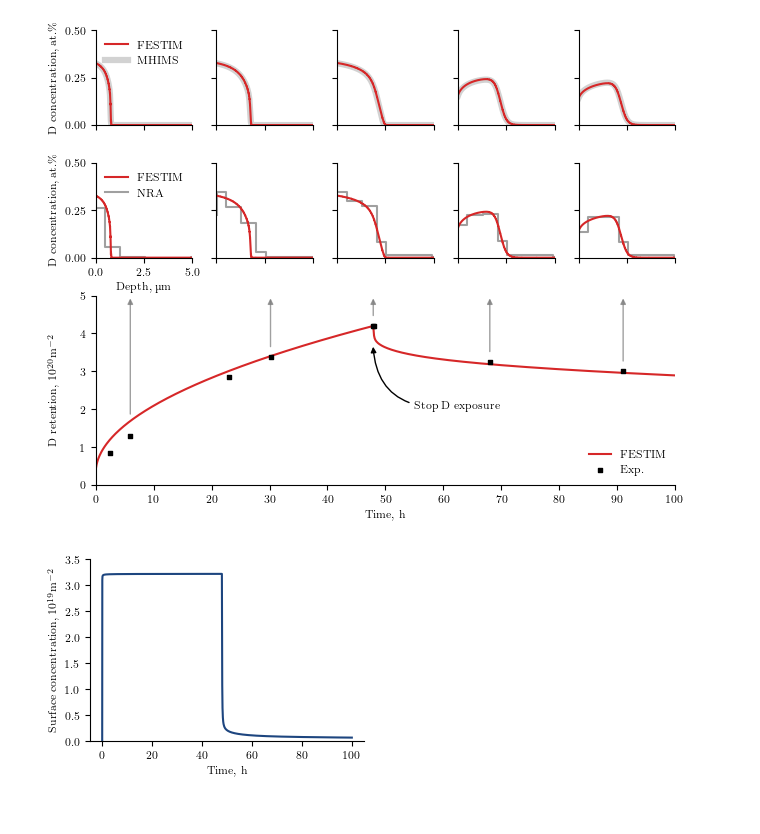
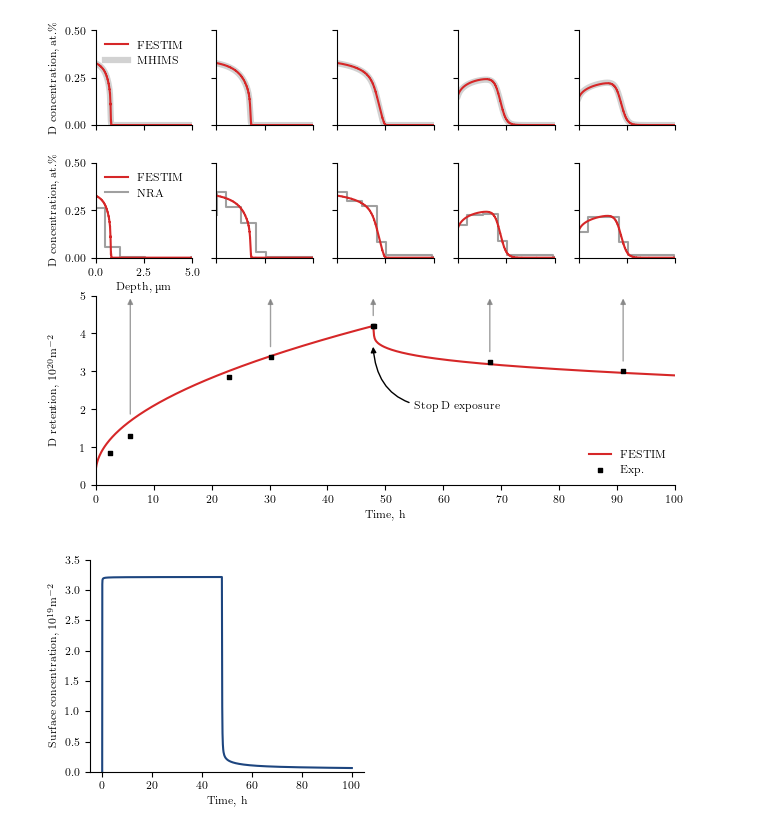
Before and after one commit to KulaginVladimir/FESTIM-SurfaceKinetics-Validation, a Jupyter notebook: D_damagedW/D_damagedW.ipynb, the cells around one changed output. Saved outputs shown, nothing was run; the diff lists cells and outputs as text; code cells hidden in the pictures.

Commit message:
resize figure

```diff
--- a/D_damagedW/D_damagedW.ipynb
+++ b/D_damagedW/D_damagedW.ipynb
@@ -641,20 +639,22 @@ plt.show()
 # %%
 from pypalettes import load_cmap
 
 cmap = load_cmap("Sunset2", reverse=False)
 
-fig, ax = plt.subplots(figsize=(90 * mm2inch, 60 * mm2inch))
+fig, ax = plt.subplots(figsize=(90 * mm2inch, 70 * mm2inch))
 
 surf_conc = np.array(derived_quantities[1].data)
 t = np.array(derived_quantities.t)
 
 ax.plot(t / 3600, surf_conc / 1e19, color=cmap(0), lw=1.5)
 
 ax.set_ylim(0, 3.5)
 ax.set_ylabel(r"Surface concentration, $10^{19}\si{m^{-2}}$")
 ax.set_xlabel("Time, h")
 
 remove_spines(ax)
+
+# plt.savefig("./surf_conc_evol.pdf", dpi=1000, bbox_inches="tight", pad_inches=0.05)
 plt.show()
 # %% [output]
-[figure, old version]
+[figure, new version]
```
Also changed, not shown: parts of 1 cell of this notebook.
